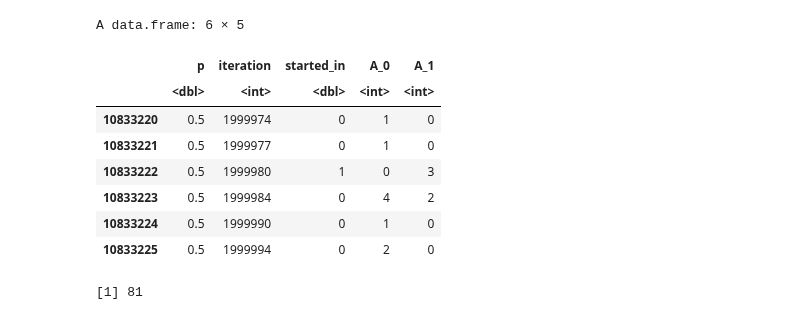
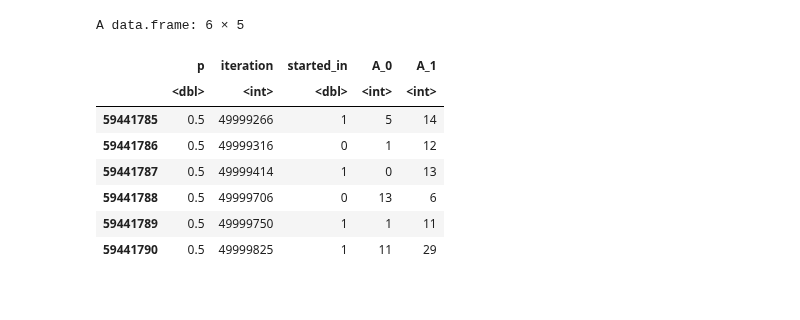
Before and after one commit to paololapo/ComplexNetworks_projects, a Jupyter notebook: code/task_15/coupledSandpile.ipynb, the cells around one changed output. Cells and saved outputs as stored; diff of their text form; code cells hidden in the pictures.

```diff
--- a/code/task_15/coupledSandpile.ipynb
+++ b/code/task_15/coupledSandpile.ipynb
@@ -4,21 +4,17 @@ library(igraph)
 library(dplyr)
 # %%
 # Load the data
-data <- read.csv("./temp_data/coupled.csv")
+data <- read.csv("./temp_data/coupled3.csv")
 
 tail(data)
 # %% [output]
 A data.frame: 6 × 5
 |  | p | iteration | started_in | A_0 | A_1 |
 |  | <dbl> | <int> | <dbl> | <int> | <int> |
-| 10833220 | 0.5 | 1999974 | 0 | 1 | 0 |
-| 10833221 | 0.5 | 1999977 | 0 | 1 | 0 |
-| 10833222 | 0.5 | 1999980 | 1 | 0 | 3 |
-| 10833223 | 0.5 | 1999984 | 0 | 4 | 2 |
-| 10833224 | 0.5 | 1999990 | 0 | 1 | 0 |
-| 10833225 | 0.5 | 1999994 | 0 | 2 | 0 |
+| 59441785 | 0.5 | 49999266 | 1 | 5 | 14 |
+| 59441786 | 0.5 | 49999316 | 0 | 1 | 12 |
+| 59441787 | 0.5 | 49999414 | 1 | 0 | 13 |
+| 59441788 | 0.5 | 49999706 | 0 | 13 | 6 |
+| 59441789 | 0.5 | 49999750 | 1 | 1 | 11 |
+| 59441790 | 0.5 | 49999825 | 1 | 11 | 29 |
-# %%
-max(data$A_0)
-# %% [output]
-[1] 81
 # %%
```
Also changed, not shown: parts of 6 cells of this notebook, 2 other files.
